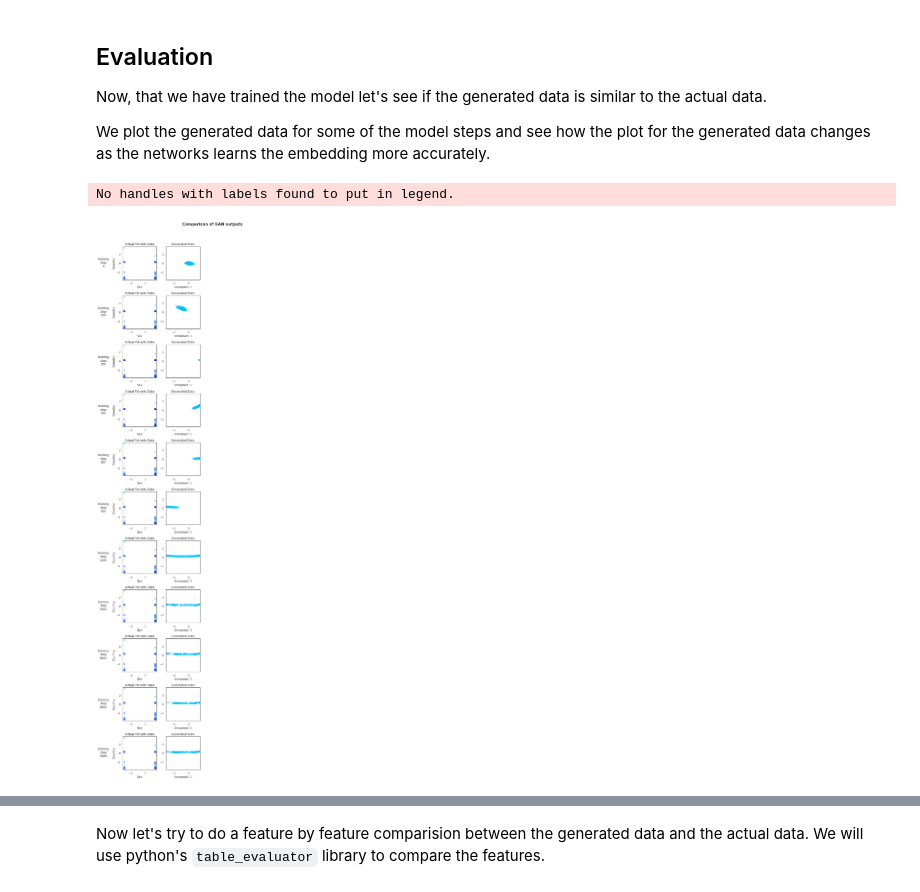
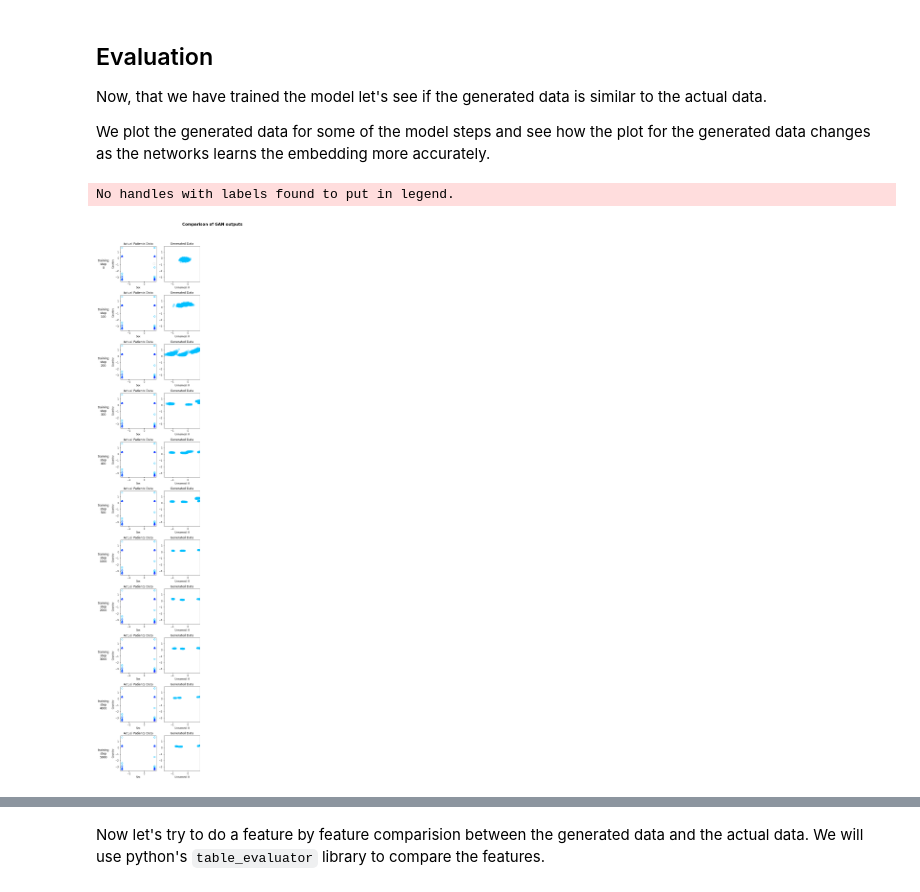
Before and after one commit to Chdunham/Chdunham.github.io, a Jupyter notebook: Encoder_Decoder_on_Adult_Dataset.ipynb, the cells around one changed output, grey strips where cells are left out. Saved outputs shown, nothing was run; the diff lists cells and outputs as text; code cells hidden in the pictures.

```diff
--- a/Encoder_Decoder_on_Adult_Dataset.ipynb
+++ b/Encoder_Decoder_on_Adult_Dataset.ipynb
@@ -111,7 +111,7 @@ dim = 128
 batch_size = 32
 
 log_step = 100
-epochs = 500+1
+epochs = 10000+1
 learning_rate = 5e-4
 models_dir = 'model'
 # %%
@@ -251,5 +234,5 @@ df
 df[df.columns]=pwt
 
 name = 'Target'
-TARGET_COL_INDEX = 13
-GENDER_COL_INDEX = 8
+TARGET_COL_INDEX = 8
+GENDER_COL_INDEX = 6
@@ -303,7 +302,7 @@ class GAN():
         print(6)
 
         # The discriminator takes generated images as input and determines validity
-        validity = self.discriminator(record)
+        validity = self.discriminator([record, y, s])
         print(7)
 
         # The combined model  (stacked generator and discriminator)
@@ -352,8 +351,8 @@ class GAN():
             gen_data = self.generator.predict([noise, labelsTarget, labelsGender])
             #print("Noise and gen_data")
             # Train the discriminator
-            d_loss_real = self.discriminator.train_on_batch(batch_data, valid)
-            d_loss_fake = self.discriminator.train_on_batch(gen_data, fake)
+            d_loss_real = self.discriminator.train_on_batch([batch_data, labelsTarget, labelsGender], valid)
+            d_loss_fake = self.discriminator.train_on_batch([gen_data, labelsTarget, labelsGender], fake)
             d_loss = 0.5 * np.add(d_loss_real, d_loss_fake)
 
             # ---------------------
@@ -375,9 +374,9 @@ class GAN():
                 self.discriminator.save_weights(model_checkpoint_base_name.format('discriminator', epoch))
 
                 #Here is generating the data
-                z = tf.random.normal((432, self.noise_dim))
-                gen_data = self.generator([z, np.zeros((432, )), np.zeros((432, ))])
-                print('generated_data')
+                # z = tf.random.normal((432, self.noise_dim))
+                # gen_data = self.generator([z, np.zeros((432, )), np.zeros((432, ))])
+                # print('generated_data')
 
     def save(self, path, name):
         assert os.path.isdir(path) == True, \
@@ -416,13 +415,19 @@ class Discriminator():
 
     def build_model(self, input_shape, dim):
         input = Input(shape=input_shape, batch_size=self.batch_size)
-        x = Dense(dim * 4, activation='relu')(input)
+        inputIncome= Input(shape=(1,), batch_size=self.batch_size)
+        inputGender= Input(shape=(1,), batch_size=self.batch_size)
+        t = Dense(dim, activation='relu')(input)
+        y = Dense(dim, activation='relu')(inputIncome)
+        s = Dense(dim, activation='relu')(inputGender)
+        x = Concatenate(axis=1)([t, y, s])
+        x = Dense(dim * 4, activation='relu')(x)
         x = Dropout(0.1)(x)
         x = Dense(dim * 2, activation='relu')(x)
         x = Dropout(0.1)(x)
         x = Dense(dim, activation='relu')(x)
         x = Dense(1, activation='sigmoid')(x)
-        return Model(inputs=input, outputs=x)
+        return Model(inputs=[input,inputIncome,inputGender], outputs=x)
 # %% [markdown]
 Next, lets define the training parameters for the GAN network. We would be using a batch size of 32 and train it for 5000 epochs.
 # %%
@@ -537,13 +538,13 @@ import matplotlib.pyplot as plt
 
 # Setup parameters visualization parameters
 seed = 17
-test_size = 1000 # number of fraud cases
+test_size = 2000 # number of fraud cases
 noise_dim = 32
 
 np.random.seed(seed)
 z = np.random.normal(size=(test_size, noise_dim))
-y = np.random.random_integers(0, 1,test_size)
-s = np.random.random_integers(0, 1,test_size)
+y = np.random.choice([-1, 1], test_size, p=[0.5, 0.5])
+s = np.random.choice([-1, 1], test_size, p=[0.5, 0.5])
 
 real = synthesizer.get_data_batch(train=df, batch_size=test_size, seed=seed)
 real_samples = pd.DataFrame(real, columns=data_cols)
@@ -580,34 +581,34 @@ for model_step_ix, model_step in enumerate(model_steps):
 
     i=0
     [model_name, with_class, generator_model] = models['GAN']
 
     generator_model.load_weights( base_dir + '_generator_model_weights_step_'+str(model_step)+'.h5')
 
     ax = plt.subplot(rows, columns, model_step_ix*columns + 1 + (i+1) )
 
     g_z = generator_model.predict([z, y, s])
 
     gen_samples = pd.DataFrame(g_z, columns=data_cols)
     # gen_samples.to_csv('Generated_sample.csv')
 
     plt.scatter( gen_samples[[col1]], gen_samples[[col2]], marker=markers[0], edgecolors=colors[0], facecolors='none' )
     plt.title("Generated Data")
     plt.xlabel(data_cols[0])
     ax.set_xlim(xlims), ax.set_ylim(ylims)
 
 plt.suptitle('Comparison of GAN outputs', size=16, fontweight='bold')
 plt.tight_layout(rect=[0.075,0,1,0.95])
 
 # Adding text labels for traning steps
 vpositions = np.array([ i._position.bounds[1] for i in axarr ])
 vpositions += ((vpositions[0] - vpositions[1]) * 0.35 )
 for model_step_ix, model_step in enumerate( model_steps ):
     fig.text( 0.05, vpositions[model_step_ix], 'training\nstep\n'+str(model_step), ha='center', va='center', size=12)
 
 plt.savefig('Comparison_of_GAN_outputs.png')
 # %% [output]
 No handles with labels found to put in legend.
-[figure, old version]
+[figure, new version]
 # %%
 #g_z=pw.inverse_transform(g_z)
 gen_samples = pd.DataFrame(g_z, columns=data_cols)
```
Also changed, not shown: parts of 16 cells of this notebook.
